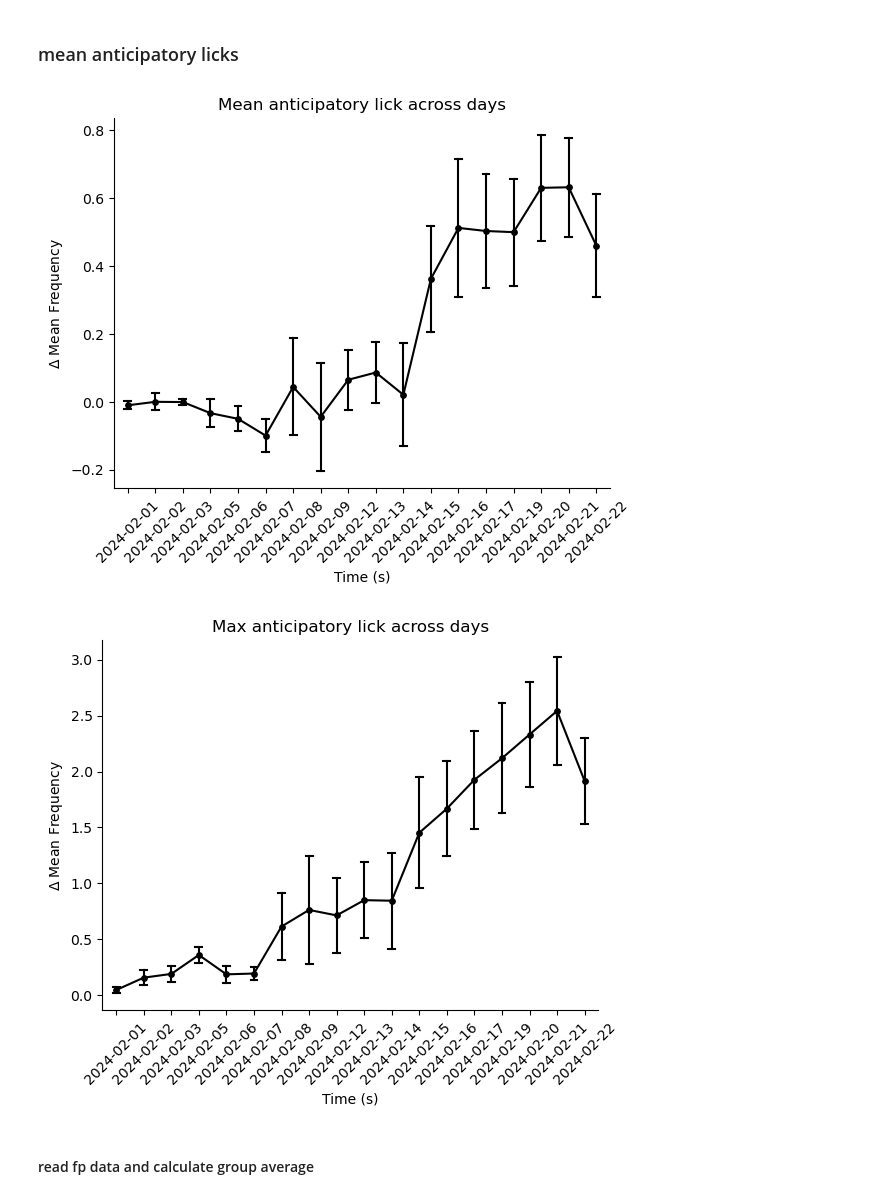
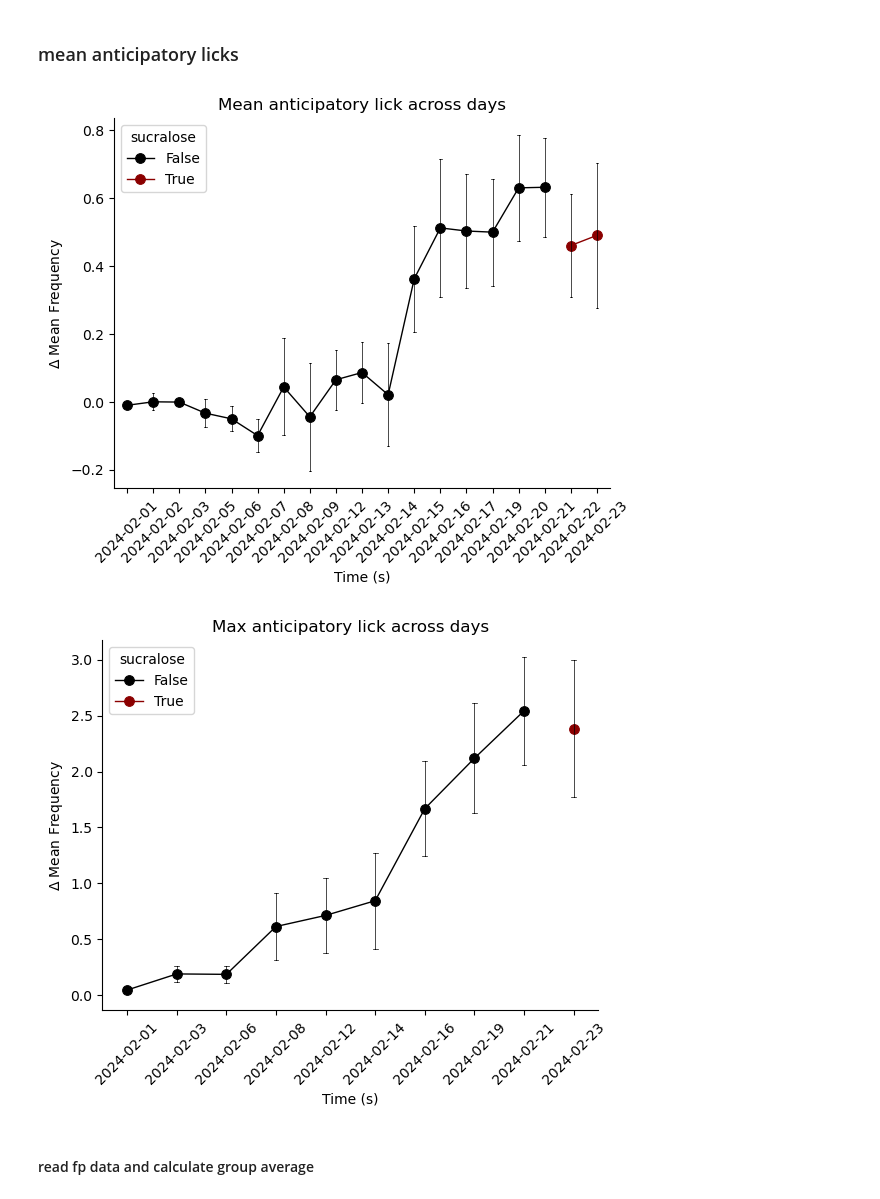
Before and after one commit to Mschaid/coral, a Jupyter notebook: notebooks/visualization.ipynb, the cells around one changed output. Cells and saved outputs as stored; diff of their text form; code cells hidden in the pictures.

```diff
--- a/notebooks/visualization.ipynb
+++ b/notebooks/visualization.ipynb
@@ -80,6 +51,7 @@ baselines = (bh_df
                  (pl.col('time') > -3))
              .group_by(['subject', 'date']).mean()
              .drop(['time', 'time_recorded', 'user'])
+             .sort('date', descending=True)
              )
 baseline_corrected_df = (bh_df
                         #  .filter(pl.col('date') > filter_date)
@@ -89,10 +61,12 @@ baseline_corrected_df = (bh_df
                  (pl.col('lick_aligned_to_cue') - pl.col('lick_aligned_to_cue_baseline')).alias('lick_aligned_to_cue_baseline_corrected'),
                  (pl.col('lick_aligned_to_reward') - pl.col('lick_aligned_to_reward_baseline')).alias('lick_aligned_to_reward_baseline_corrected'),
                  (pl.col('encoder_aligned_to_reward') - pl.col('encoder_aligned_to_reward_baseline')).alias('encoder_aligned_to_reward_baseline_corrected'),
-                 (pl.col('subject').cast(pl.Int32))
+                 (pl.col('subject').cast(pl.Int32)),
+                 (pl.col('date').cast(pl.Date))
              )
-             .drop(['lick_aligned_to_cue', 'encoder_aligned_to_cue', 'lick_aligned_to_reward', 'encoder_aligned_to_reward', 'lick_aligned_to_reward_baseline', 'encoder_aligned_to_reward_baseline', 'encoder_aligned_to_cue_baseline', 'lick_aligned_to_cue_baseline'])
+             .drop(['sucralose_baseline', 'male_baseline','lick_aligned_to_cue', 'encoder_aligned_to_cue', 'lick_aligned_to_reward', 'encoder_aligned_to_reward', 'lick_aligned_to_reward_baseline', 'encoder_aligned_to_reward_baseline', 'encoder_aligned_to_cue_baseline', 'lick_aligned_to_cue_baseline'])
 )
-baseline_corrected_df = add_sex_and_sucralose_column(baseline_corrected_df, males, sucralose_start_date)
-baseline_corrected_df
+every_other_day = baseline_corrected_df['date'].unique()[::2]
+every_other_day
+baseline_corrected_df.filter(pl.col('date').is_in(every_other_day))
 # %% [output]
@@ -138,48 +123,53 @@ grouped_baseline_al =(
              .filter(
                  (pl.col('time') >0)
                  &
-                 (pl.col('time') <3))
-             .group_by(['subject', 'date'])
+                 (pl.col('time') <3)
+                #  &
+                #  (pl.col('date').is_in(every_other_day))
+                )
+             .group_by(['subject', 'date', 'sucralose'])
              .agg([
                  pl.col('lick_aligned_to_cue_baseline_corrected').mean().alias(
                      'mean_cue_lick'),
                  pl.col('lick_aligned_to_cue_baseline_corrected').max().alias(
                      'max_cue_lick')
              ])
              .sort('date')
              .with_columns(
                  (pl.col('subject').cast(pl.Int64))
              )
 
 )
 def plot_anticipatory_licks(col, title):
 
     sns.pointplot(data = grouped_baseline_al,
                 x = 'date',
                 y=col,
-                #  hue = 'male',
+                hue = 'sucralose',
+                palette=['black', 'darkred'],
                 errorbar='se',
-                linewidth=1.5,
+                linewidth=1,
                 color = 'black',
-                capsize=0.25,
+                markersize = 7,
+                capsize=0.1,
                 err_kws = {"color":'black',
-                            "linewidth": 1.5},
+                            "linewidth": .5},
 
                 )
 
     plt.xticks(rotation=45)
     plt.ylabel(r'$\Delta$ Mean Frequency')
     plt.xlabel('Time (s)')
     plt.title(title)
     sns.despine()
     plt.show()
 plot_anticipatory_licks('mean_cue_lick', 'Mean anticipatory lick across days')
 # %% [output]
-[figure, old version]
+[figure, new version]
 # %%
 plot_anticipatory_licks('max_cue_lick', 'Max anticipatory lick across days')
 # %% [output]
-[figure, old version]
+[figure, new version]
 # %% [markdown]
 #### read fp data and calculate group average
 # %%
```
Also changed, not shown: parts of 16 cells of this notebook.
